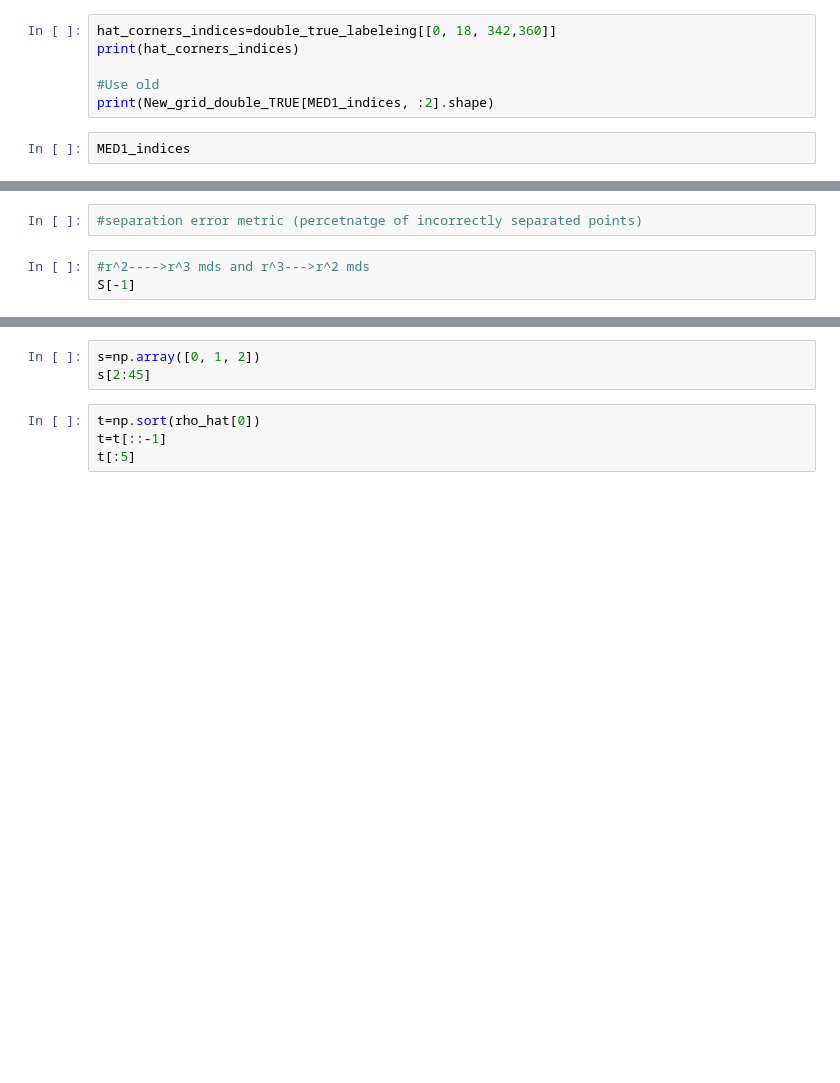
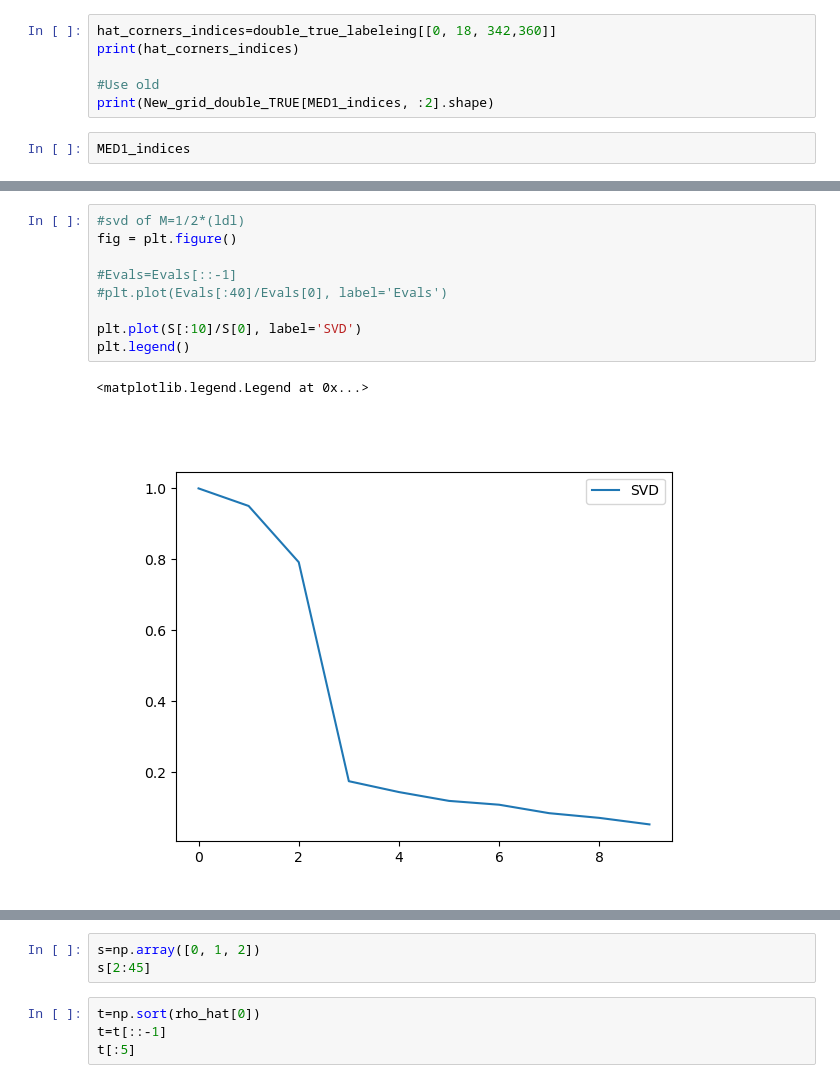
Before and after one commit to alexei-novikov/RM_imaging, a Jupyter notebook: Multi_media_imaging.ipynb, the cells around one changed output, grey strips where cells are left out. Cells and saved outputs as stored; diff of their text form; blank space fills up the shorter version.

```diff
--- a/Multi_media_imaging.ipynb
+++ b/Multi_media_imaging.ipynb
@@ -2074,5 +2163,12 @@ plt.legend()
-# %%
-#separation error metric (percetnatge of incorrectly separated points)
-# %%
-#r^2---->r^3 mds and r^3--->r^2 mds
-S[-1]
+# %%
+#svd of M=1/2*(ldl)
+fig = plt.figure()
+
+#Evals=Evals[::-1]
+#plt.plot(Evals[:40]/Evals[0], label='Evals')
+
+plt.plot(S[:10]/S[0], label='SVD')
+plt.legend()
+# %% [output]
+<matplotlib.legend.Legend at 0x...>
+[figure, added]
```
Also changed, not shown: parts of 18 cells of this notebook, 1 other file.
